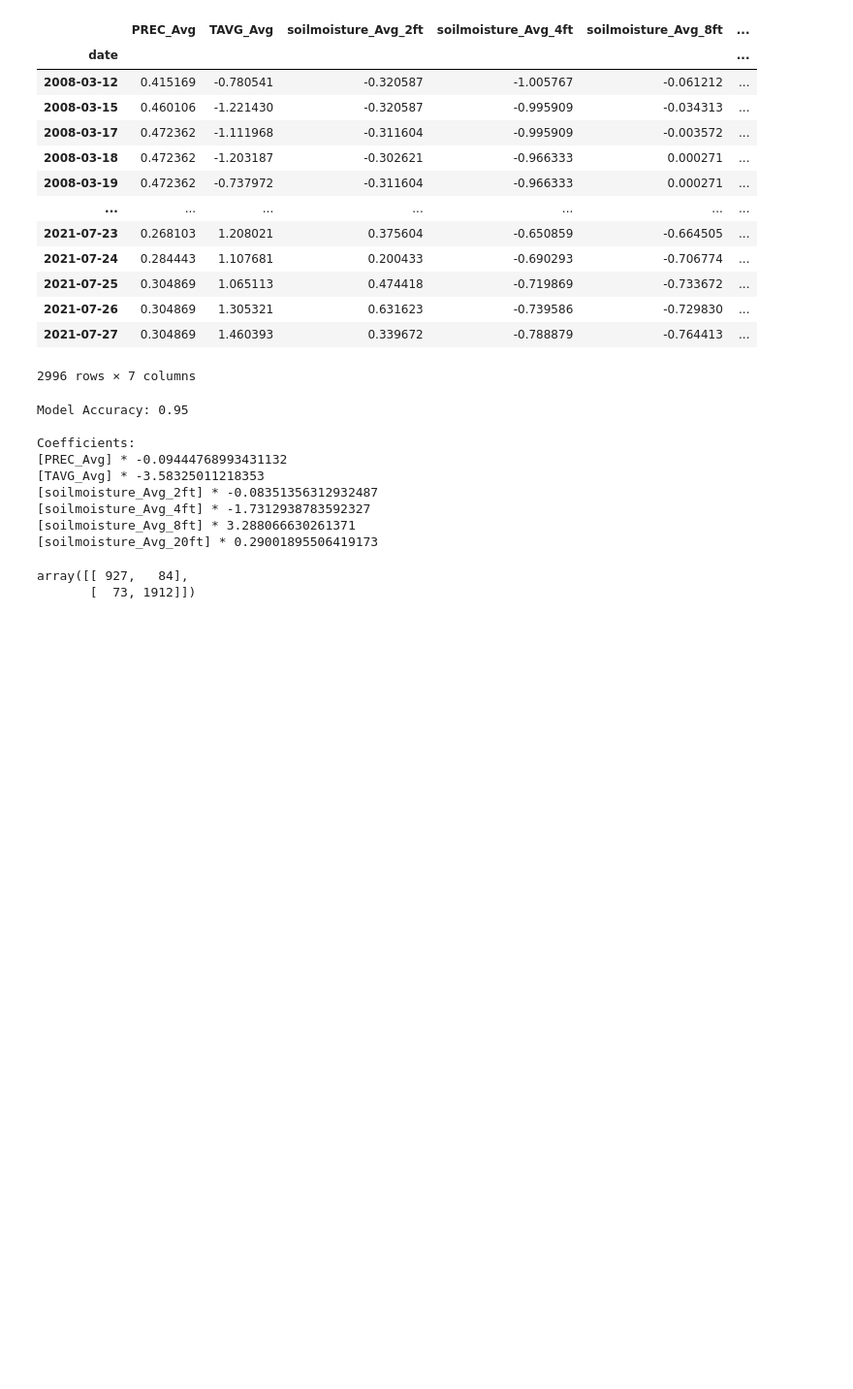
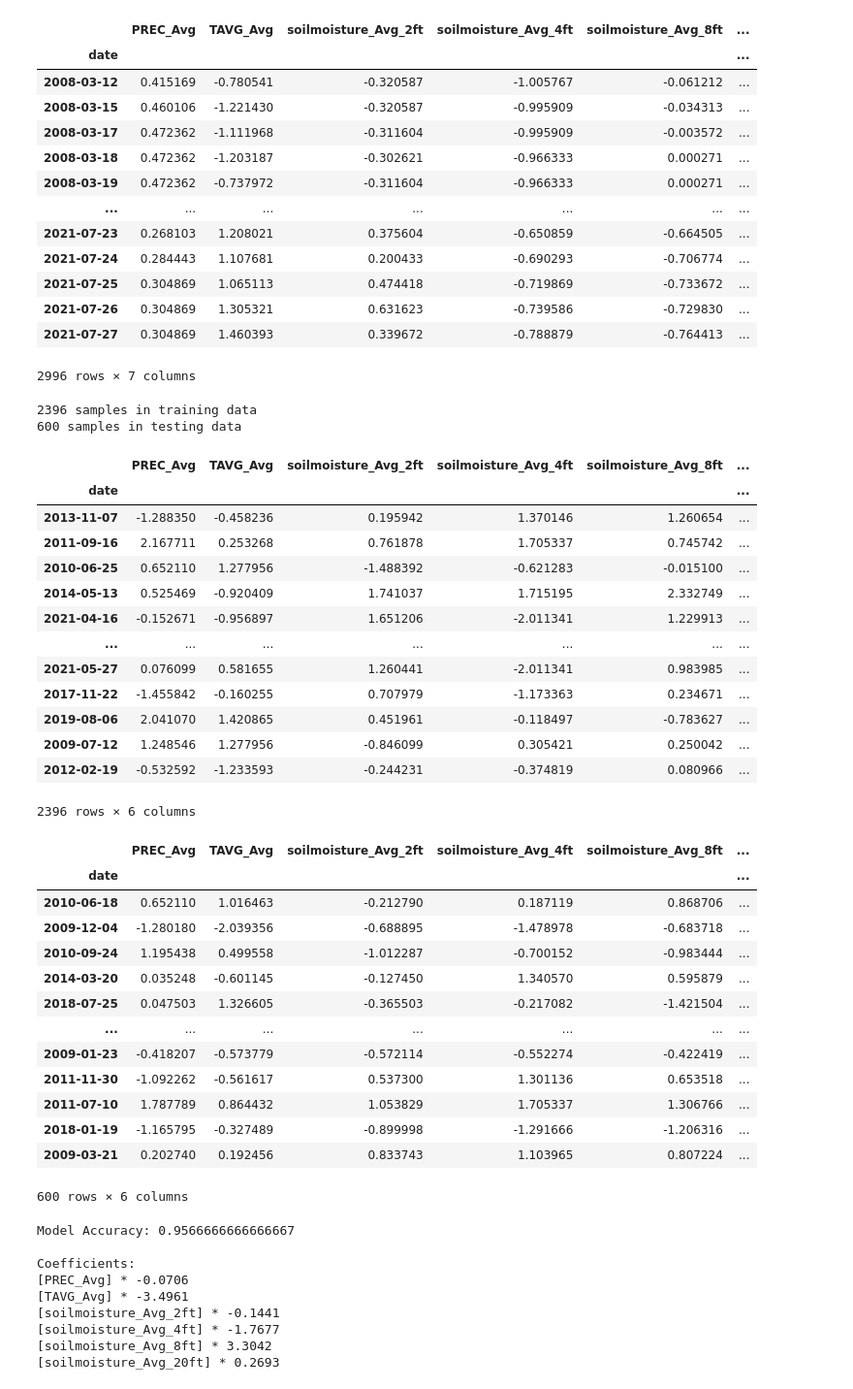
Before and after one commit to garrettwflowers/colorado-riverflow-prediction, a Jupyter notebook: logistic_regression.ipynb, the cells around one changed output. Shown: that part at 97% size. Cells and saved outputs as stored; diff of their text form; code cells hidden in the pictures; blank space fills up the shorter version.

```diff
--- a/logistic_regression.ipynb
+++ b/logistic_regression.ipynb
@@ -10,3 +14,5 @@ from sklearn.metrics import confusion_matrix
+# %%
+RANDOM_STATE = 25
 # %%
 # Read in data
 df = pd.read_csv('data/streamflow_prediction_dataset_averaged_cols.csv')
@@ -15,7 +21,9 @@ df = df.set_index('date')
 # Create binary snow variable
 df['Snow'] = np.where((df['WTEQ_BisonLake'] > 0) | (df['WTEQ_McClurePass'] > 0), 1, 0)
 series_pred = df['Snow']
-df = df.drop(columns=['WTEQ_BisonLake', 'WTEQ_McClurePass', 'Snow'])
+df = df.drop(columns=['WTEQ_BisonLake', 'WTEQ_McClurePass'])
+X = df.drop(columns=['Snow']).values
+y = df['Snow'].values
 
 # Normalize data
 df = (df-df.mean())/df.std()
@@ -39,7 +47,44 @@ display(df)
 | 2021-07-27 | 0.304869 | 1.460393 | 0.339672 | -0.788879 | -0.764413 | ... |
 2996 rows × 7 columns
 # %%
-X_train, X_test, y_train, y_test = train_test_split(df.drop(columns='Snow'), df['Snow'], test_size=0.2, random_state=42)
+X_train, X_test, y_train, y_test = train_test_split(
+    df.drop(columns='Snow'), df['Snow'], test_size=0.2, random_state=RANDOM_STATE)
+
+print(f"{X_train.shape[0]} samples in training data")
+print(f"{X_test.shape[0]} samples in testing data")
+display(X_train)
+display(X_test)
+# %% [output]
+2396 samples in training data
+600 samples in testing data
+|  | PREC_Avg | TAVG_Avg | soilmoisture_Avg_2ft | soilmoisture_Avg_4ft | soilmoisture_Avg_8ft | ... |
+| date |  |  |  |  |  | ... |
+| 2013-11-07 | -1.288350 | -0.458236 | 0.195942 | 1.370146 | 1.260654 | ... |
+| 2011-09-16 | 2.167711 | 0.253268 | 0.761878 | 1.705337 | 0.745742 | ... |
+| 2010-06-25 | 0.652110 | 1.277956 | -1.488392 | -0.621283 | -0.015100 | ... |
+| 2014-05-13 | 0.525469 | -0.920409 | 1.741037 | 1.715195 | 2.332749 | ... |
+| 2021-04-16 | -0.152671 | -0.956897 | 1.651206 | -2.011341 | 1.229913 | ... |
+| ... | ... | ... | ... | ... | ... | ... |
+| 2021-05-27 | 0.076099 | 0.581655 | 1.260441 | -2.011341 | 0.983985 | ... |
+| 2017-11-22 | -1.455842 | -0.160255 | 0.707979 | -1.173363 | 0.234671 | ... |
+| 2019-08-06 | 2.041070 | 1.420865 | 0.451961 | -0.118497 | -0.783627 | ... |
+| 2009-07-12 | 1.248546 | 1.277956 | -0.846099 | 0.305421 | 0.250042 | ... |
+| 2012-02-19 | -0.532592 | -1.233593 | -0.244231 | -0.374819 | 0.080966 | ... |
+2396 rows × 6 columns
+|  | PREC_Avg | TAVG_Avg | soilmoisture_Avg_2ft | soilmoisture_Avg_4ft | soilmoisture_Avg_8ft | ... |
+| date |  |  |  |  |  | ... |
+| 2010-06-18 | 0.652110 | 1.016463 | -0.212790 | 0.187119 | 0.868706 | ... |
+| 2009-12-04 | -1.280180 | -2.039356 | -0.688895 | -1.478978 | -0.683718 | ... |
+| 2010-09-24 | 1.195438 | 0.499558 | -1.012287 | -0.700152 | -0.983444 | ... |
+| 2014-03-20 | 0.035248 | -0.601145 | -0.127450 | 1.340570 | 0.595879 | ... |
+| 2018-07-25 | 0.047503 | 1.326605 | -0.365503 | -0.217082 | -1.421504 | ... |
+| ... | ... | ... | ... | ... | ... | ... |
+| 2009-01-23 | -0.418207 | -0.573779 | -0.572114 | -0.552274 | -0.422419 | ... |
+| 2011-11-30 | -1.092262 | -0.561617 | 0.537300 | 1.301136 | 0.653518 | ... |
+| 2011-07-10 | 1.787789 | 0.864432 | 1.053829 | 1.705337 | 1.306766 | ... |
+| 2018-01-19 | -1.165795 | -0.327489 | -0.899998 | -1.291666 | -1.206316 | ... |
+| 2009-03-21 | 0.202740 | 0.192456 | 0.833743 | 1.103965 | 0.807224 | ... |
+600 rows × 6 columns
 # %%
 lr = LogisticRegression()
 lr.fit(X_train, y_train)
@@ -47,23 +92,21 @@ print(f"Model Accuracy: {lr.score(X_test, y_test)}\n")
 
 print("Coefficients:")
 for col, coef in zip(X_train.columns, lr.coef_[0]):
-    print(f'[{col}] * {coef}')
+    print(f"[{col}] * {round(coef,4)}")
 
 # make dataframe with predictions
 df_pred = df.copy()
 df_pred['Snow_Prediction'] = lr.predict(df.drop(columns='Snow'))
 
 # confusion matrix
-confusion_matrix(df_pred['Snow'], df_pred['Snow_Prediction'])
+cm_lr = confusion_matrix(y_test, lr.predict(X_test))
 # %% [output]
-Model Accuracy: 0.95
+Model Accuracy: 0.9566666666666667
 
 Coefficients:
-[PREC_Avg] * -0.09444768993431132
-[TAVG_Avg] * -3.58325011218353
-[soilmoisture_Avg_2ft] * -0.08351356312932487
-[soilmoisture_Avg_4ft] * -1.7312938783592327
-[soilmoisture_Avg_8ft] * 3.288066630261371
-[soilmoisture_Avg_20ft] * 0.29001895506419173
+[PREC_Avg] * -0.0706
+[TAVG_Avg] * -3.4961
+[soilmoisture_Avg_2ft] * -0.1441
+[soilmoisture_Avg_4ft] * -1.7677
+[soilmoisture_Avg_8ft] * 3.3042
+[soilmoisture_Avg_20ft] * 0.2693
-array([[ 927,   84],
-       [  73, 1912]])
```
Also changed, not shown: parts of 9 cells of this notebook, 1 other file.
